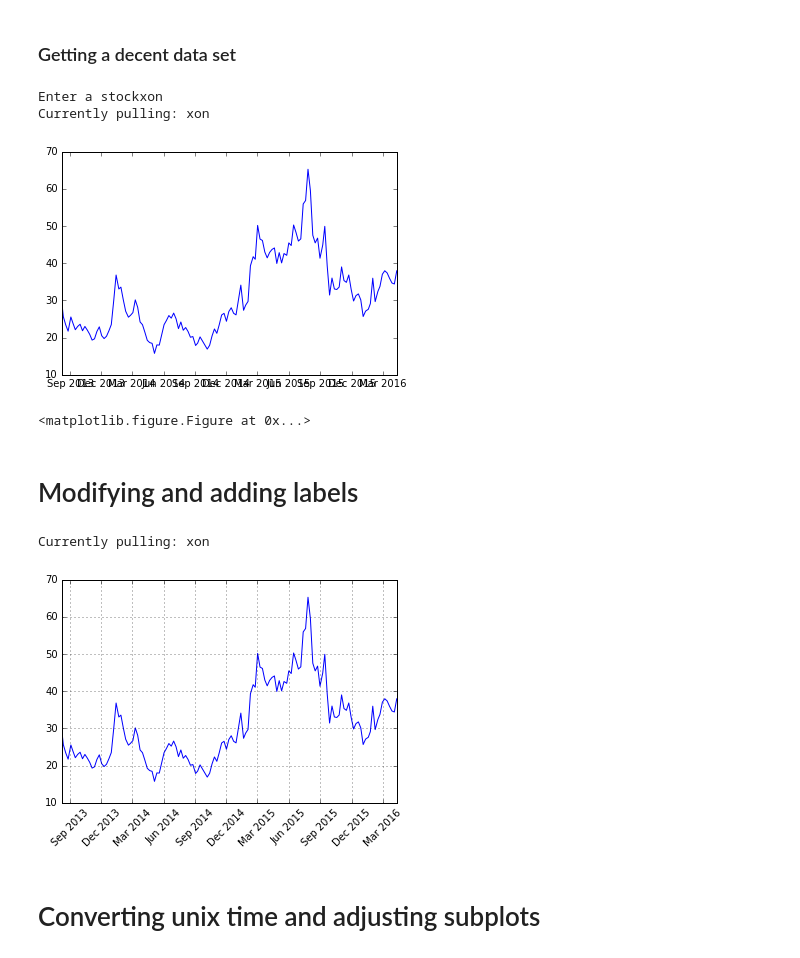
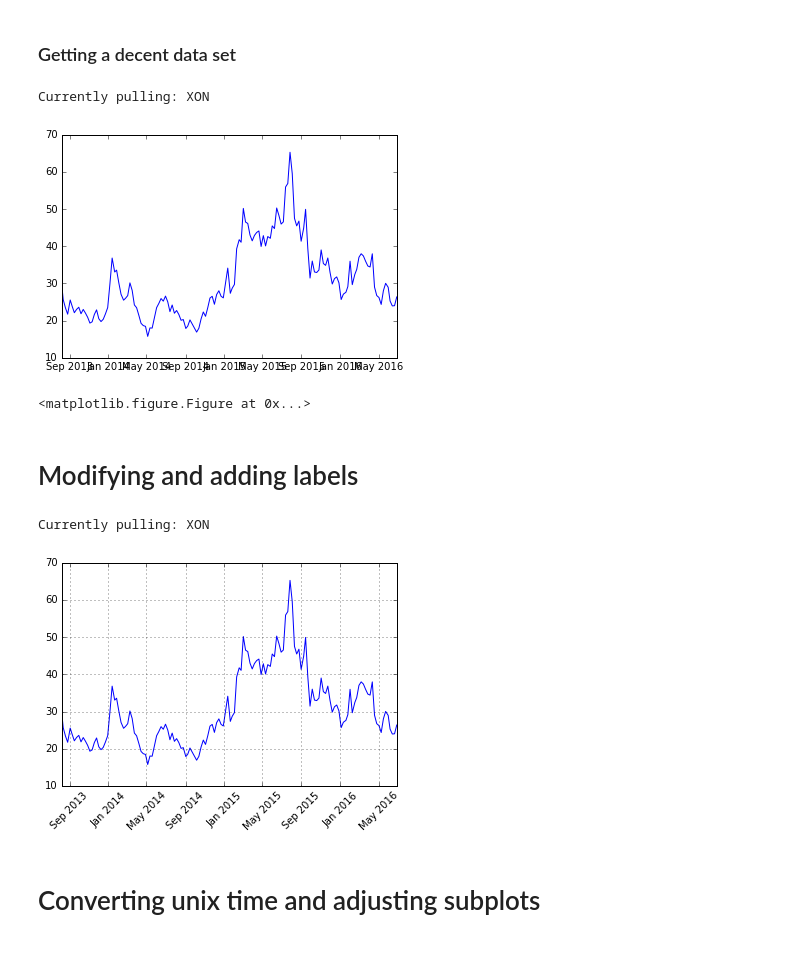
Before and after one commit to linwoodc3/dataVisualization, a Jupyter notebook: dataVizWithPython.ipynb, the cells around one changed output. Saved outputs shown, nothing was run; the diff lists cells and outputs as text; code cells hidden in the pictures.

```diff
--- a/dataVizWithPython.ipynb
+++ b/dataVizWithPython.ipynb
@@ -182,7 +217,7 @@ def graph_data(stock):
     split_source = source_code.split('\n')
 
     for each_line in split_source:
-        split_line = re.split(r'[;,:\s]\s*', each_line)
+        split_line = re.split(r'[;,:]\s*', each_line)
         if len(split_line) == 6:
             if 'values' not in each_line:
                 stock_data.append(each_line)
@@ -193,12 +228,11 @@ def graph_data(stock):
     plt.figure(figsize=(15,15))
     plt.show()
 # %%
-stock = input("Enter a stock")
-graph_data(stock)
+#stock = input("Enter a stock")
+graph_data('XON')
 # %% [output]
-Enter a stockxon
-Currently pulling: xon
+Currently pulling: XON
-[figure, old version]
+[figure, new version]
 <matplotlib.figure.Figure at 0x...>
 # %% [markdown]
 # Modifying and adding labels
@@ -222,7 +256,7 @@ def graph_data(stock):
     split_source = source_code.split('\n')
 
     for each_line in split_source:
-        split_line = re.split(r'[;,:\s]\s*', each_line)
+        split_line = re.split(r'[;,:]\s*', each_line)
         if len(split_line) == 6:
             if 'values' not in each_line:
                 stock_data.append(each_line)
@@ -238,11 +272,11 @@ def graph_data(stock):
     ax1.grid(True) #,color = 'g', linestyle='-', linewidth=3)
     plt.show()
 # %%
-
+stock = 'XON'
 graph_data(stock)
 # %% [output]
-Currently pulling: xon
+Currently pulling: XON
-[figure, old version]
+[figure, new version]
 # %% [markdown]
 # Converting unix time and adjusting subplots
 # %% [markdown]
```
Also changed, not shown: parts of 78 cells of this notebook.
